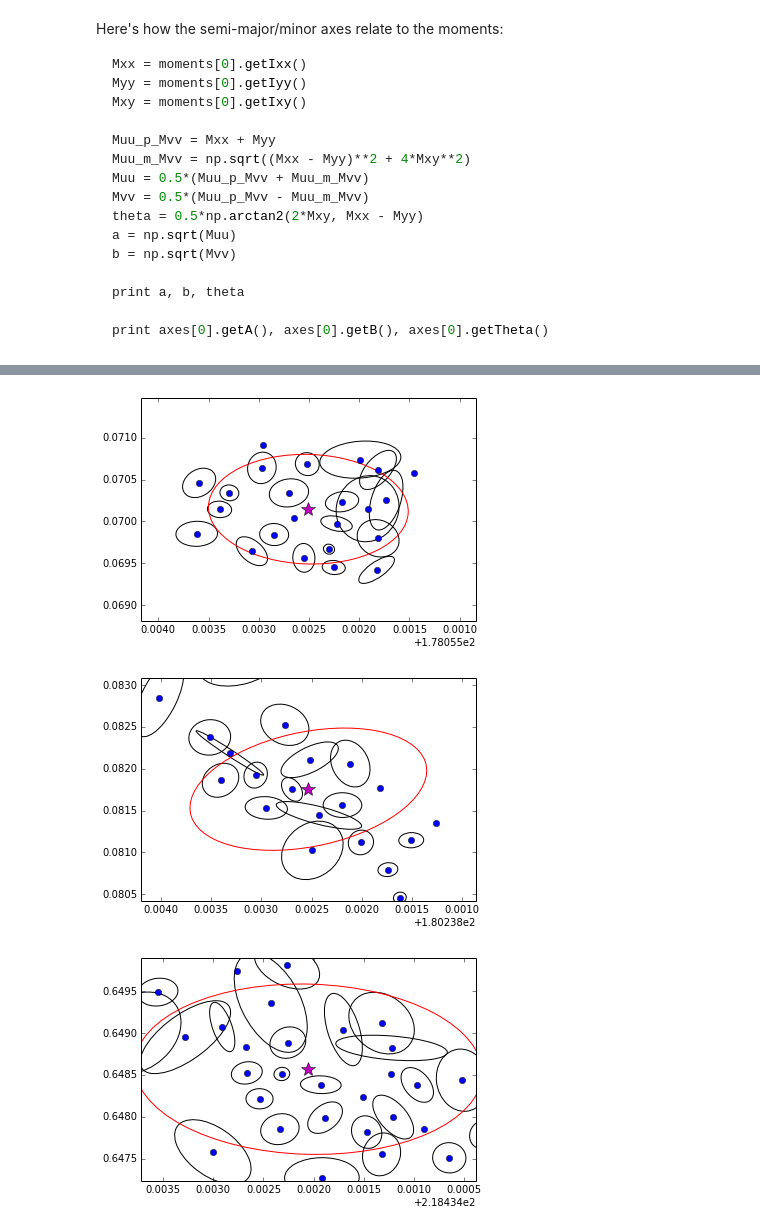
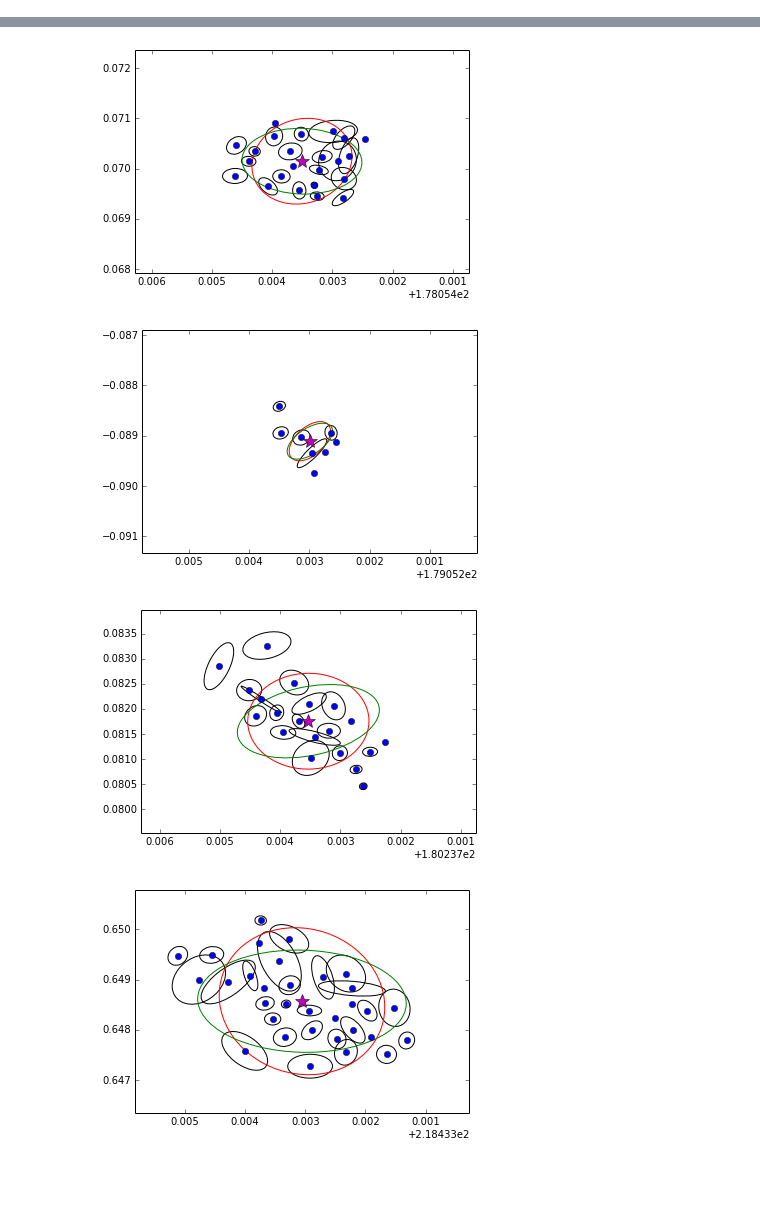
Before and after one commit to johnnygreco/hscAna, a Jupyter notebook: estimate_sizes.ipynb, the cells around one changed output, grey strips where cells are left out. Drawn from its saved outputs; the diff is of its cells as text; code cells hidden in the pictures; blank space fills up the shorter version.

Commit message:
tried calculation with moments (as opposed to principal axes)

````diff
--- a/estimate_sizes.ipynb
+++ b/estimate_sizes.ipynb
@@ -8,28 +8,21 @@ from matplotlib.patches import Ellipse
 from hscana import MyCat
 from candy.params import params
 shape_model = 'shape.hsm.moments'
-# %% [markdown]
-Here's how the semi-major/minor axes relate to the moments:
-
-```python
-Mxx = moments[0].getIxx()
-Myy = moments[0].getIyy()
-Mxy = moments[0].getIxy()
-
-Muu_p_Mvv = Mxx + Myy
-Muu_m_Mvv = np.sqrt((Mxx - Myy)**2 + 4*Mxy**2)
-Muu = 0.5*(Muu_p_Mvv + Muu_m_Mvv)
-Mvv = 0.5*(Muu_p_Mvv - Muu_m_Mvv)
-theta = 0.5*np.arctan2(2*Mxy, Mxx - Myy)
-a = np.sqrt(Muu)
-b = np.sqrt(Mvv)
-
-print a, b, theta
-
-print axes[0].getA(), axes[0].getB(), axes[0].getTheta()
-```
+# %%
+def calc_principal_axes(Mxx, Mxy, Myy):
+    """
+    Convert moments into principal axes and angle.
+    """
+    Muu_p_Mvv = Mxx + Myy
+    Muu_m_Mvv = np.sqrt((Mxx - Myy)**2 + 4*Mxy**2)
+    Muu = 0.5*(Muu_p_Mvv + Muu_m_Mvv)
+    Mvv = 0.5*(Muu_p_Mvv - Muu_m_Mvv)
+    theta = 0.5*np.arctan2(2*Mxy, Mxx - Myy)
+    a = np.sqrt(Muu)
+    b = np.sqrt(Mvv)
+    return a, b, theta*180.0/np.pi
 # %%
-def draw(candy_num):
+def draw(candy_num, scale=1.0, image_size=8.0):
     tract, patch, parent = params[candy_num]
     mycat = MyCat(tract=tract, patch=patch, usewcs=True)
     mycat.apply_cuts(mycat.cat.get('parent')==parent)
@@ -48,10 +41,12 @@ def draw(candy_num):
 
     f1, a1 = plt.subplots()
     center = np.array([0.0, 0.0])
+    ixx_sum = 0.0
+    ixy_sum = 0.0
+    iyy_sum = 0.0
     aa = 0.0
     bb = 0.0
     theta = []
-    scale = 1.0
     for child, mom, axis in zip(children, moments, axes):
         ra, dec = child.get('coord.ra').asDegrees(), child.get('coord.dec').asDegrees()
         mu = np.array([ra, dec])
@@ -62,17 +57,25 @@ def draw(candy_num):
             bb += axis.getB()**2
             theta.append(axis.getTheta())
         ixx, iyy, ixy = mom.getIxx(), mom.getIyy(), mom.getIxy()
+        if not np.isnan(ixx):
+            ixx_sum += ixx
+            ixy_sum += ixy
+            iyy_sum += iyy
         C = np.array([[ixx, ixy], [ixy, iyy]])
         draw_ellipse(mu, C, scales=[scale], ax=a1, ec='k', fc='none')
     center /= len(children)
     theta = np.median(theta)
+    A, B, Theta = calc_principal_axes(ixx_sum, ixy_sum, iyy_sum)
     a1.plot(center[0], center[1], 'm*', ms=15)
-    a1.add_patch(Ellipse(center, 2*scale*np.sqrt(aa), 2*scale*np.sqrt(bb), theta*180.0/np.pi, ec='r', fc='none'))
-    side = 6.0/3600.0
+    a1.add_patch(Ellipse(center, 2*scale*A, 2*scale*B, Theta, ec='r', fc='none'))
+    a1.add_patch(Ellipse(center, 2*scale*np.sqrt(aa), 2*scale*np.sqrt(bb), theta*180.0/np.pi, ec='g', fc='none'))
+    side = image_size/3600.0
     a1.set_xlim(center[0]-side, center[0]+side)
     a1.set_ylim(center[1]-0.8*side, center[1]+0.8*side)
     a1.invert_xaxis()
+    return np.sqrt(aa), np.sqrt(bb)
 # %%
-for i in range(5):
-    draw(i+1)
+for i in range(6):
+    a, b = draw(i+1, image_size=10.0)
+    print a*3600, b*3600
 # %% [output]
@@ -81,3 +90,4 @@ for i in range(5):
-[figure, old version]
+[figure, new version]
-[figure, old version]
+[figure, new version]
-[figure, old version]
+[figure, new version]
+[figure, added]
````
Also changed, not shown: parts of 1 cell of this notebook.
